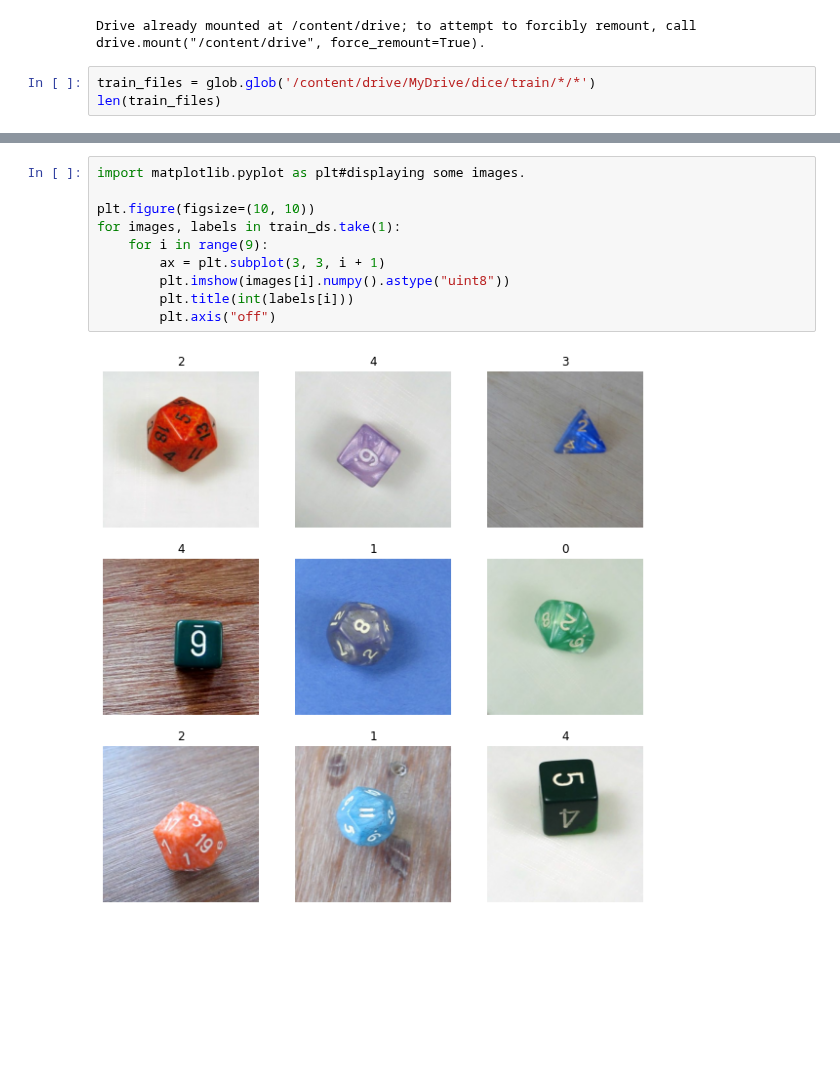
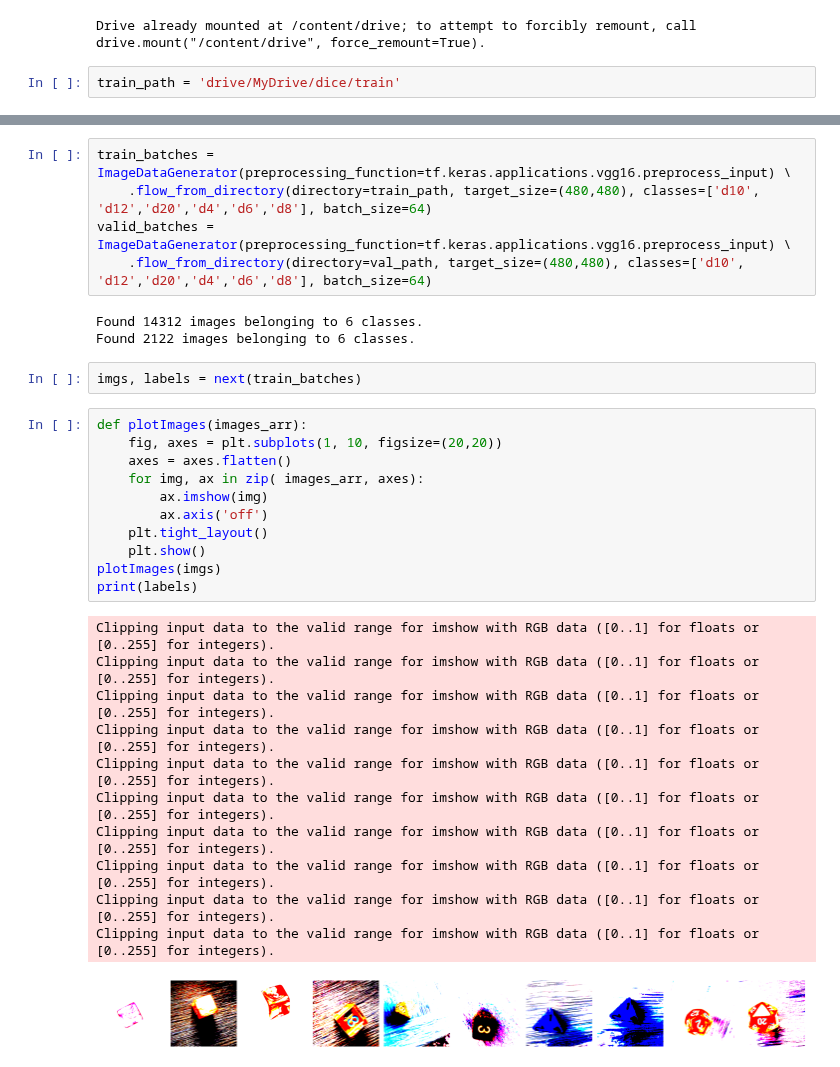
Before and after one commit to 0x416C657852/DiceClassificationCNN, a Jupyter notebook: DiceClassificationCNN.ipynb, the cells around one changed output, grey strips where cells are left out. Saved outputs shown, nothing was run; the diff lists cells and outputs as text; blank space fills up the shorter version.

```diff
--- a/DiceClassificationCNN.ipynb
+++ b/DiceClassificationCNN.ipynb
@@ -22,5 +23,4 @@ drive.mount('/content/drive')
 # %% [output]
 Drive already mounted at /content/drive; to attempt to forcibly remount, call drive.mount("/content/drive", force_remount=True).
 # %%
-train_files = glob.glob('/content/drive/MyDrive/dice/train/*/*')
-len(train_files)
+train_path = 'drive/MyDrive/dice/train'
@@ -59,12 +29,33 @@ Using 424 files for validation.
-# %%
-import matplotlib.pyplot as plt#displaying some images.
-
-plt.figure(figsize=(10, 10))
-for images, labels in train_ds.take(1):
-    for i in range(9):
-        ax = plt.subplot(3, 3, i + 1)
-        plt.imshow(images[i].numpy().astype("uint8"))
-        plt.title(int(labels[i]))
-        plt.axis("off")
-# %% [output]
-[figure, removed]
+# %%
+train_batches = ImageDataGenerator(preprocessing_function=tf.keras.applications.vgg16.preprocess_input) \
+    .flow_from_directory(directory=train_path, target_size=(480,480), classes=['d10', 'd12','d20','d4','d6','d8'], batch_size=64)
+valid_batches = ImageDataGenerator(preprocessing_function=tf.keras.applications.vgg16.preprocess_input) \
+    .flow_from_directory(directory=val_path, target_size=(480,480), classes=['d10', 'd12','d20','d4','d6','d8'], batch_size=64)
+# %% [output]
+Found 14312 images belonging to 6 classes.
+Found 2122 images belonging to 6 classes.
+# %%
+imgs, labels = next(train_batches)
+# %%
+def plotImages(images_arr):
+    fig, axes = plt.subplots(1, 10, figsize=(20,20))
+    axes = axes.flatten()
+    for img, ax in zip( images_arr, axes):
+        ax.imshow(img)
+        ax.axis('off')
+    plt.tight_layout()
+    plt.show()
+plotImages(imgs)
+print(labels)
+# %% [output]
+Clipping input data to the valid range for imshow with RGB data ([0..1] for floats or [0..255] for integers).
+Clipping input data to the valid range for imshow with RGB data ([0..1] for floats or [0..255] for integers).
+Clipping input data to the valid range for imshow with RGB data ([0..1] for floats or [0..255] for integers).
+Clipping input data to the valid range for imshow with RGB data ([0..1] for floats or [0..255] for integers).
+Clipping input data to the valid range for imshow with RGB data ([0..1] for floats or [0..255] for integers).
+Clipping input data to the valid range for imshow with RGB data ([0..1] for floats or [0..255] for integers).
+Clipping input data to the valid range for imshow with RGB data ([0..1] for floats or [0..255] for integers).
+Clipping input data to the valid range for imshow with RGB data ([0..1] for floats or [0..255] for integers).
+Clipping input data to the valid range for imshow with RGB data ([0..1] for floats or [0..255] for integers).
+Clipping input data to the valid range for imshow with RGB data ([0..1] for floats or [0..255] for integers).
+[figure, added]
```
Also changed, not shown: parts of 10 cells of this notebook.
